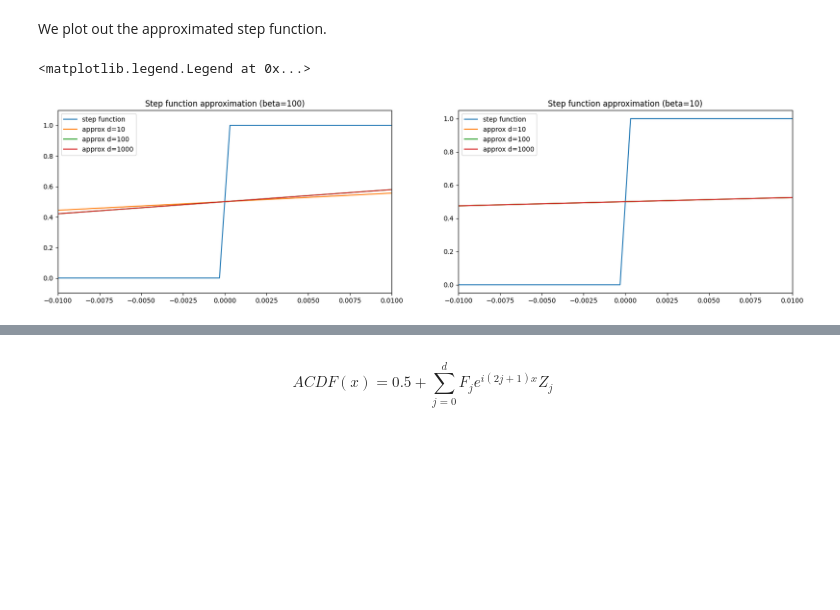
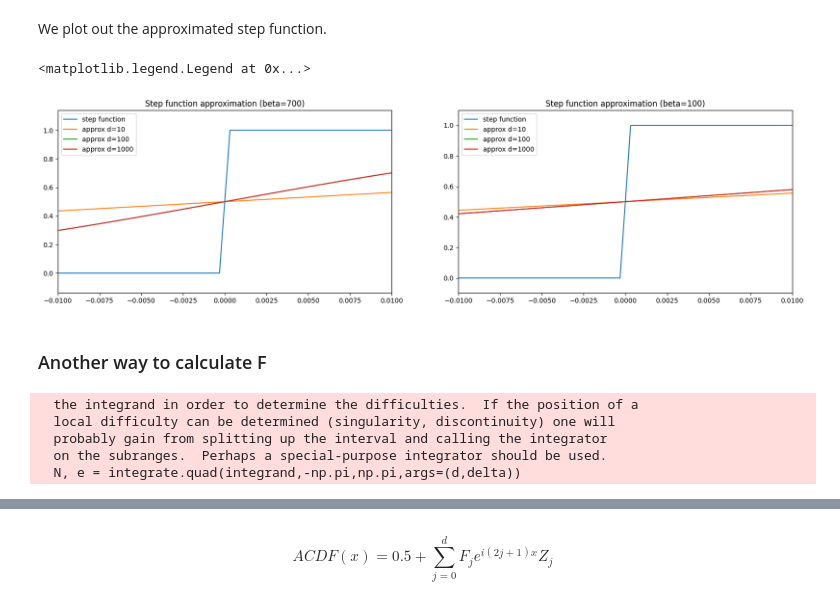
Before and after one commit to Dran-Z/QHack2023-SunnyDelft, a Jupyter notebook: Hybrid-Algorithm.ipynb, the cells around one changed output, grey strips where cells are left out. Saved outputs shown, nothing was run; the diff lists cells and outputs as text; code cells hidden in the pictures; blank space fills up the shorter version.

```diff
--- a/Hybrid-Algorithm.ipynb
+++ b/Hybrid-Algorithm.ipynb
@@ -367,21 +513,23 @@ We plot out the approximated step function.
 # %%
 x_list = np.linspace(-pi,pi,10000)
 fig, ax = plt.subplots(1,2,figsize=(20,5))
 ax[0].plot(x_list,list(np.zeros(len(x_list)//2))+list(np.ones(len(x_list)//2)),label='step function')
-ax[0].plot(x_list,get_approx_step_function(d=10,beta=100),label='approx d=10')
-ax[0].plot(x_list,get_approx_step_function(d=100,beta=100),label='approx d=100')
-ax[0].plot(x_list,get_approx_step_function(d=1000,beta=100),label='approx d=1000')
-ax[0].set_title('Step function approximation (beta=100)')
+ax[0].plot(x_list,get_approx_step_function(d=10,beta=700),label='approx d=10')
+ax[0].plot(x_list,get_approx_step_function(d=100,beta=700),label='approx d=100')
+ax[0].plot(x_list,get_approx_step_function(d=1000,beta=700),label='approx d=1000')
+ax[0].set_title('Step function approximation (beta=700)')
 ax[0].legend()
 ax[0].set_xlim([-.01,.01])
 
 ax[1].plot(x_list,list(np.zeros(len(x_list)//2))+list(np.ones(len(x_list)//2)),label='step function')
-ax[1].plot(x_list,get_approx_step_function(d=10,beta=10),label='approx d=10')
-ax[1].plot(x_list,get_approx_step_function(d=100,beta=10),label='approx d=100')
-ax[1].plot(x_list,get_approx_step_function(d=1000,beta=10),label='approx d=1000')
-ax[1].set_title('Step function approximation (beta=10)')
+ax[1].plot(x_list,get_approx_step_function(d=10,beta=100),label='approx d=10')
+ax[1].plot(x_list,get_approx_step_function(d=100,beta=100),label='approx d=100')
+ax[1].plot(x_list,get_approx_step_function(d=1000,beta=100),label='approx d=1000')
+ax[1].set_title('Step function approximation (beta=100)')
 ax[1].set_xlim([-.01,.01])
 ax[1].legend()
 # %% [output]
 <matplotlib.legend.Legend at 0x...>
-[figure, old version]
+[figure, new version]
+# %% [markdown]
+### Another way to calculate F
@@ -387,0 +597,9 @@ ax[1].legend()
+# %%
+A = get_new_approx_step_function(2000,.003)
+B = get_new_approx_step_function(6000,.002)
+# %% [output]
+  the integrand in order to determine the difficulties.  If the position of a
+  local difficulty can be determined (singularity, discontinuity) one will
+  probably gain from splitting up the interval and calling the integrator
+  on the subranges.  Perhaps a special-purpose integrator should be used.
+  N, e = integrate.quad(integrand,-np.pi,np.pi,args=(d,delta))
```
Also changed, not shown: parts of 26 cells of this notebook, 1 other file.
